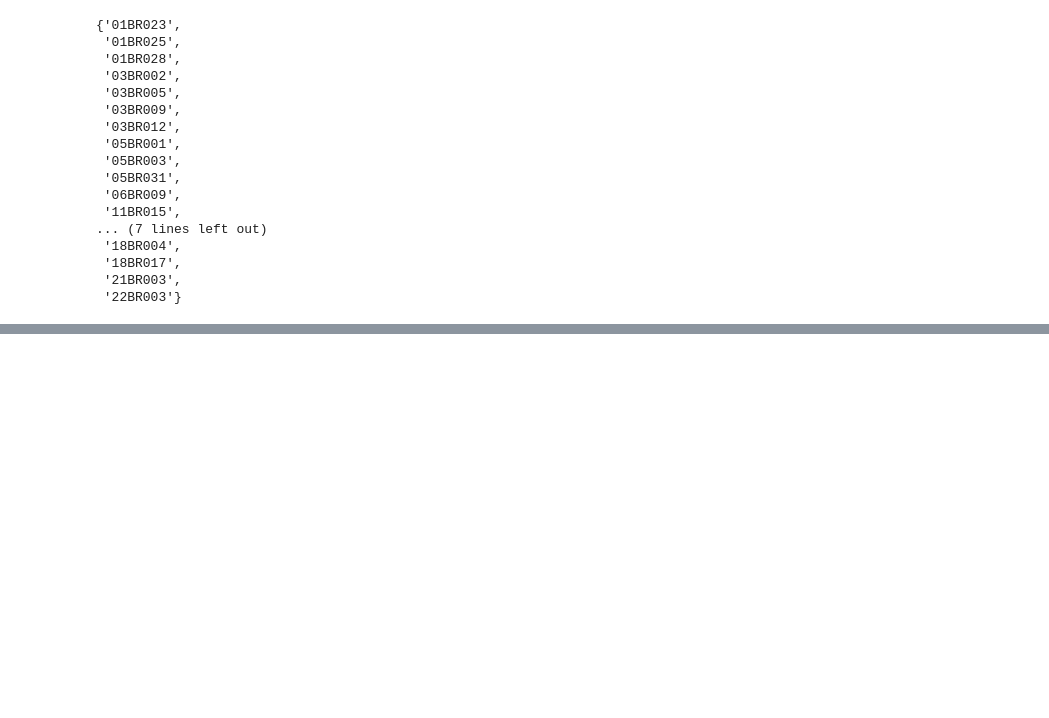
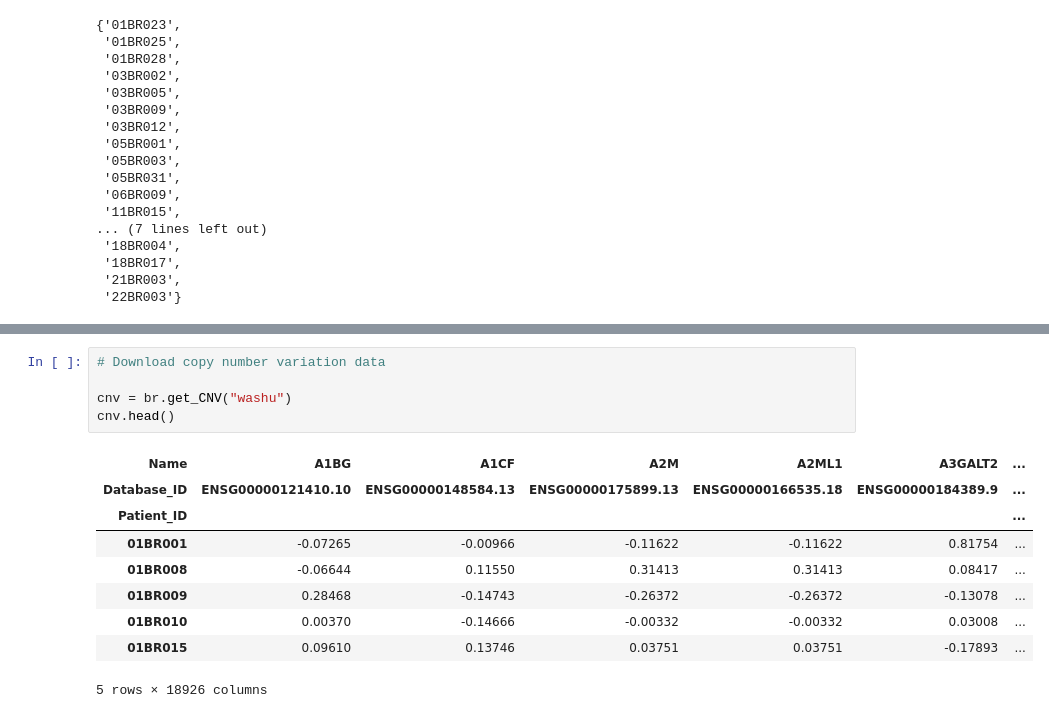
Before and after one commit to abbymuir47/bio362_finalproject, a Jupyter notebook: breast.ipynb, the cells around one changed output, grey strips where cells are left out. Cells and saved outputs as stored; diff of their text form; blank space fills up the shorter version.

```diff
--- a/breast.ipynb
+++ b/breast.ipynb
@@ -89,0 +136,15 @@ candidate_patient_mutations
+# %%
+# Download copy number variation data
+
+cnv = br.get_CNV("washu")
+cnv.head()
+# %% [output]
+| Name | A1BG | A1CF | A2M | A2ML1 | A3GALT2 | ... |
+| Database_ID | ENSG00000121410.10 | ENSG00000148584.13 | ENSG00000175899.13 | ENSG00000166535.18 | ENSG00000184389.9 | ... |
+| Patient_ID |  |  |  |  |  | ... |
+| 01BR001 | -0.07265 | -0.00966 | -0.11622 | -0.11622 | 0.81754 | ... |
+| 01BR008 | -0.06644 | 0.11550 | 0.31413 | 0.31413 | 0.08417 | ... |
+| 01BR009 | 0.28468 | -0.14743 | -0.26372 | -0.26372 | -0.13078 | ... |
+| 01BR010 | 0.00370 | -0.14666 | -0.00332 | -0.00332 | 0.03008 | ... |
+| 01BR015 | 0.09610 | 0.13746 | 0.03751 | 0.03751 | -0.17893 | ... |
+5 rows × 18926 columns
```
Also changed, not shown: parts of 17 cells of this notebook, 1 other file.
